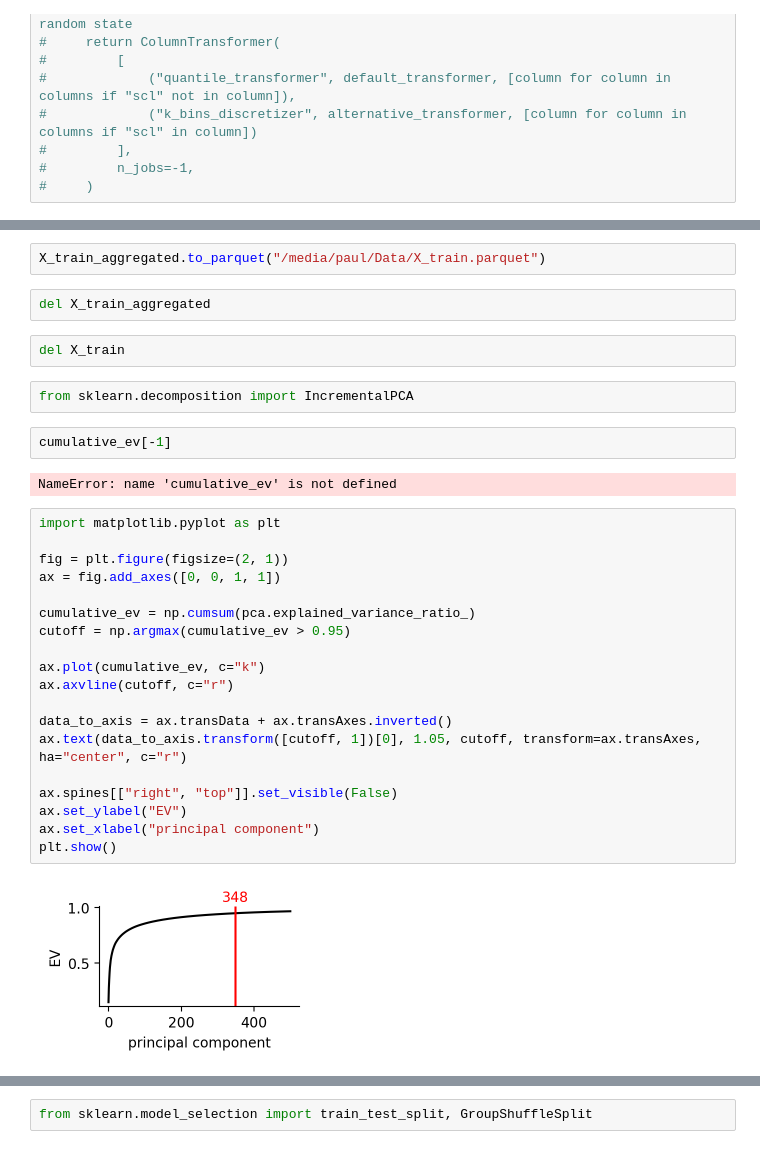
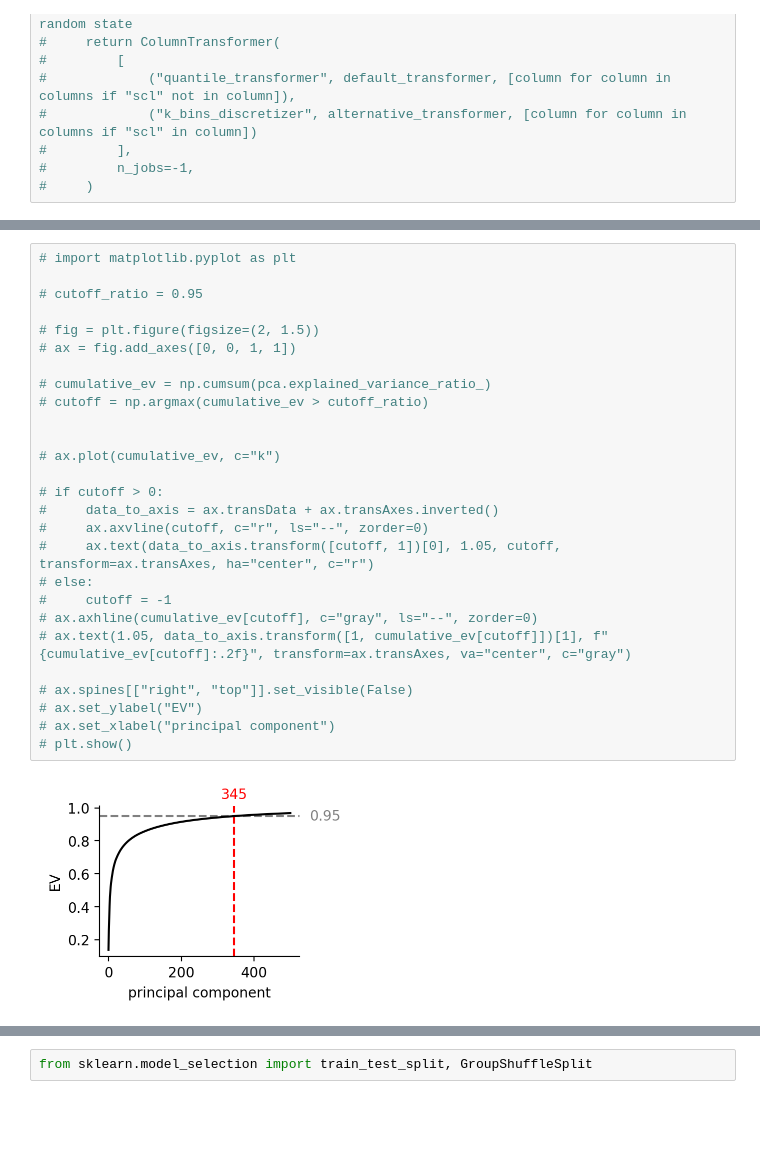
Before and after one commit to pnuehrenberg/vassi, a Jupyter notebook: examples/features.ipynb, the cells around one changed output, grey strips where cells are left out. Cells and saved outputs as stored; diff of their text form; blank space fills up the shorter version.

```diff
--- a/examples/features.ipynb
+++ b/examples/features.ipynb
@@ -244,33 +241,29 @@ X_train_aggregated.shape
-# %%
-X_train_aggregated.to_parquet("/media/paul/Data/X_train.parquet")
-# %%
-del X_train_aggregated
-# %%
-del X_train
-# %%
-from sklearn.decomposition import IncrementalPCA
-# %%
-cumulative_ev[-1]
-# %% [output]
-NameError: name 'cumulative_ev' is not defined
 # %%
-import matplotlib.pyplot as plt
+# import matplotlib.pyplot as plt
 
-fig = plt.figure(figsize=(2, 1))
-ax = fig.add_axes([0, 0, 1, 1])
+# cutoff_ratio = 0.95
 
-cumulative_ev = np.cumsum(pca.explained_variance_ratio_)
-cutoff = np.argmax(cumulative_ev > 0.95)
+# fig = plt.figure(figsize=(2, 1.5))
+# ax = fig.add_axes([0, 0, 1, 1])
 
-ax.plot(cumulative_ev, c="k")
-ax.axvline(cutoff, c="r")
+# cumulative_ev = np.cumsum(pca.explained_variance_ratio_)
+# cutoff = np.argmax(cumulative_ev > cutoff_ratio)
 
-data_to_axis = ax.transData + ax.transAxes.inverted()
-ax.text(data_to_axis.transform([cutoff, 1])[0], 1.05, cutoff, transform=ax.transAxes, ha="center", c="r")
 
-ax.spines[["right", "top"]].set_visible(False)
-ax.set_ylabel("EV")
-ax.set_xlabel("principal component")
-plt.show()
+# ax.plot(cumulative_ev, c="k")
+
+# if cutoff > 0:
+#     data_to_axis = ax.transData + ax.transAxes.inverted()
+#     ax.axvline(cutoff, c="r", ls="--", zorder=0)
+#     ax.text(data_to_axis.transform([cutoff, 1])[0], 1.05, cutoff, transform=ax.transAxes, ha="center", c="r")
+# else:
+#     cutoff = -1
+# ax.axhline(cumulative_ev[cutoff], c="gray", ls="--", zorder=0)
+# ax.text(1.05, data_to_axis.transform([1, cumulative_ev[cutoff]])[1], f"{cumulative_ev[cutoff]:.2f}", transform=ax.transAxes, va="center", c="gray")
+
+# ax.spines[["right", "top"]].set_visible(False)
+# ax.set_ylabel("EV")
+# ax.set_xlabel("principal component")
+# plt.show()
 # %% [output]
-[figure, old version]
+[figure, new version]
```
Also changed, not shown: parts of 50 cells of this notebook, 21 other files.
